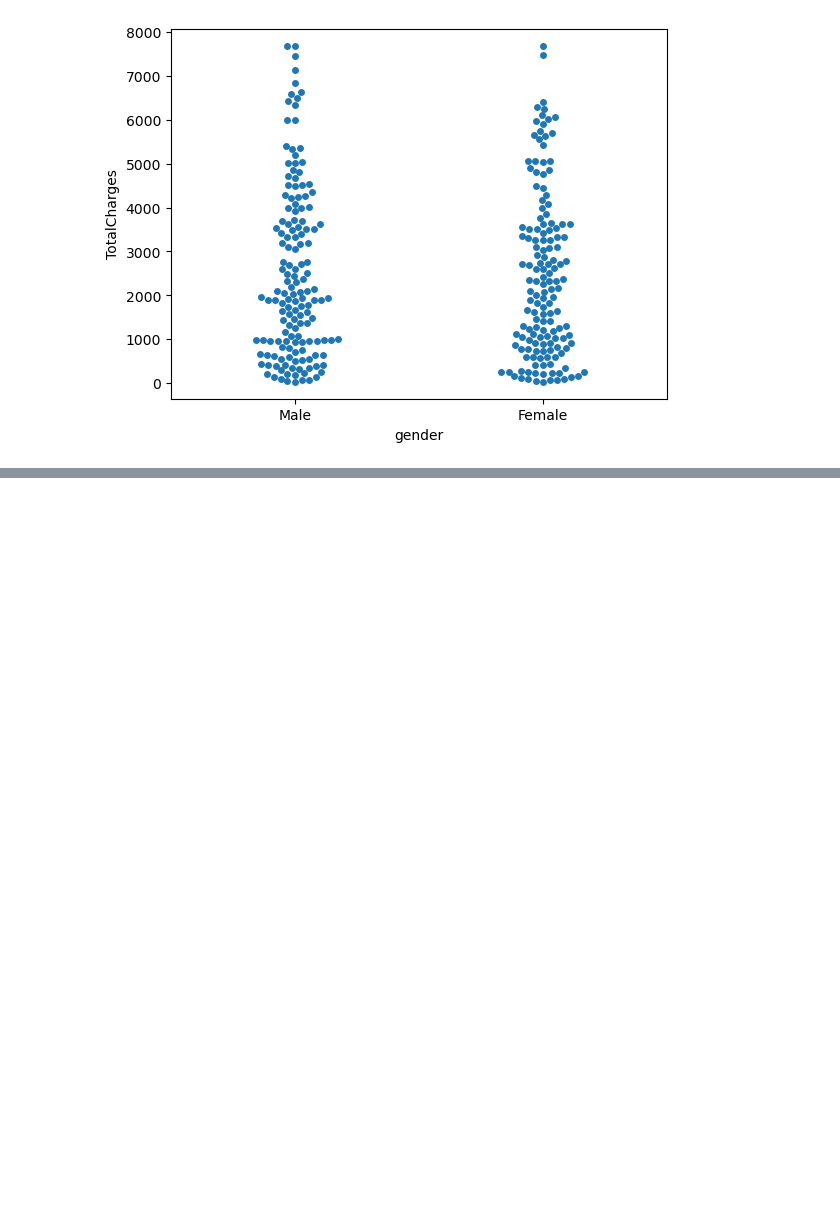
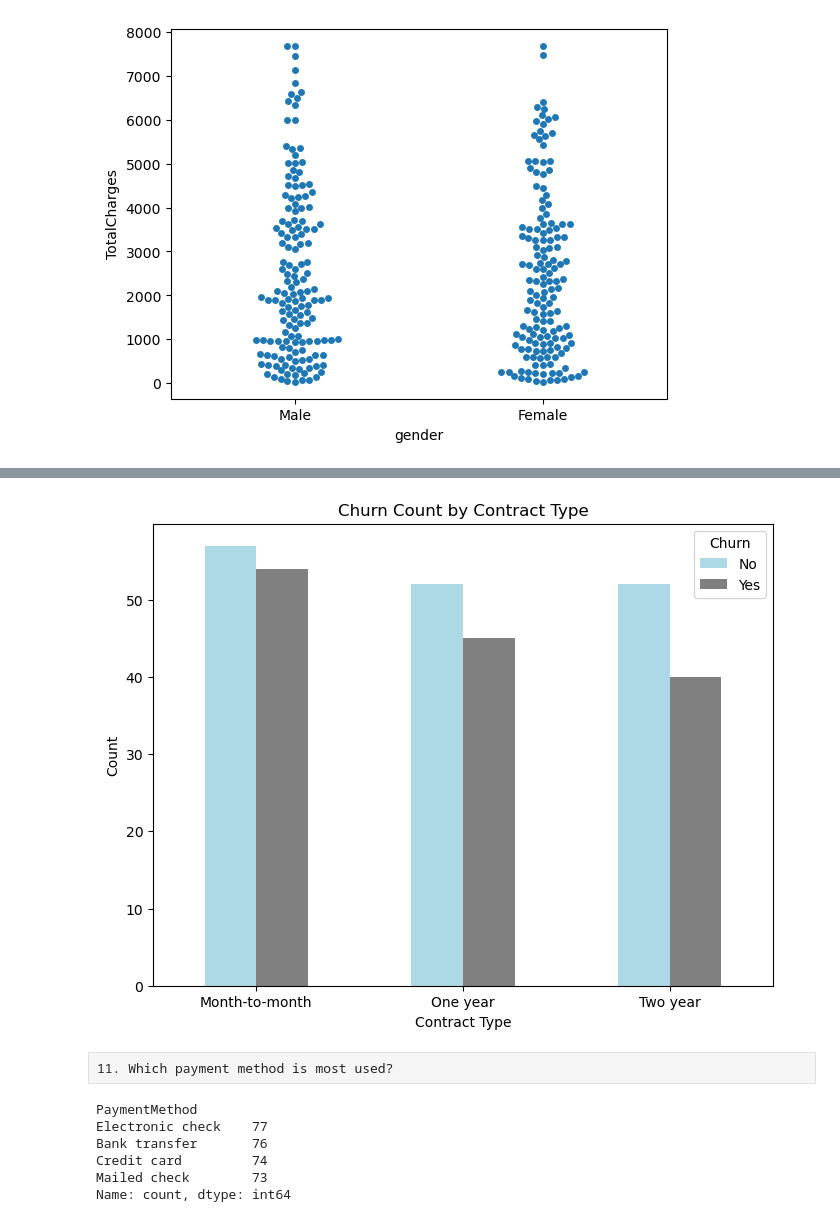
Before and after one commit to anandharishi19347/9.ML-DL_Capstone-Project, a Jupyter notebook: 3.Univariate&Bivariate/1. Exploratory Data Analysis.ipynb, the cells around one changed output, grey strips where cells are left out. Drawn from its saved outputs; the diff is of its cells as text; code cells hidden in the pictures; blank space fills up the shorter version.

```diff
--- a/3.Univariate&Bivariate/1. Exploratory Data Analysis.ipynb
+++ b/3.Univariate&Bivariate/1. Exploratory Data Analysis.ipynb
@@ -161,0 +189,27 @@ plt.show()
+# %%
+# Churn by contract type
+contract_churn = dataset.groupby("Contract")["Churn"].value_counts().unstack()
+
+# Bar plot
+contract_churn.plot(kind="bar", stacked=False, figsize=(8,6), color=["lightblue", "gray"])
+plt.xlabel("Contract Type")
+plt.ylabel("Count")
+plt.title("Churn Count by Contract Type")
+plt.legend(title="Churn")
+plt.xticks(rotation=0)
+plt.show()
+# %% [output]
+[figure, added]
+# %% [raw]
+11. Which payment method is most used?
+# %%
+# Count payment method usage
+payment_counts = dataset["PaymentMethod"].value_counts()
+print(payment_counts)
+# %% [output]
+PaymentMethod
+Electronic check    77
+Bank transfer       76
+Credit card         74
+Mailed check        73
+Name: count, dtype: int64
```
Also changed, not shown: parts of 22 cells of this notebook.
